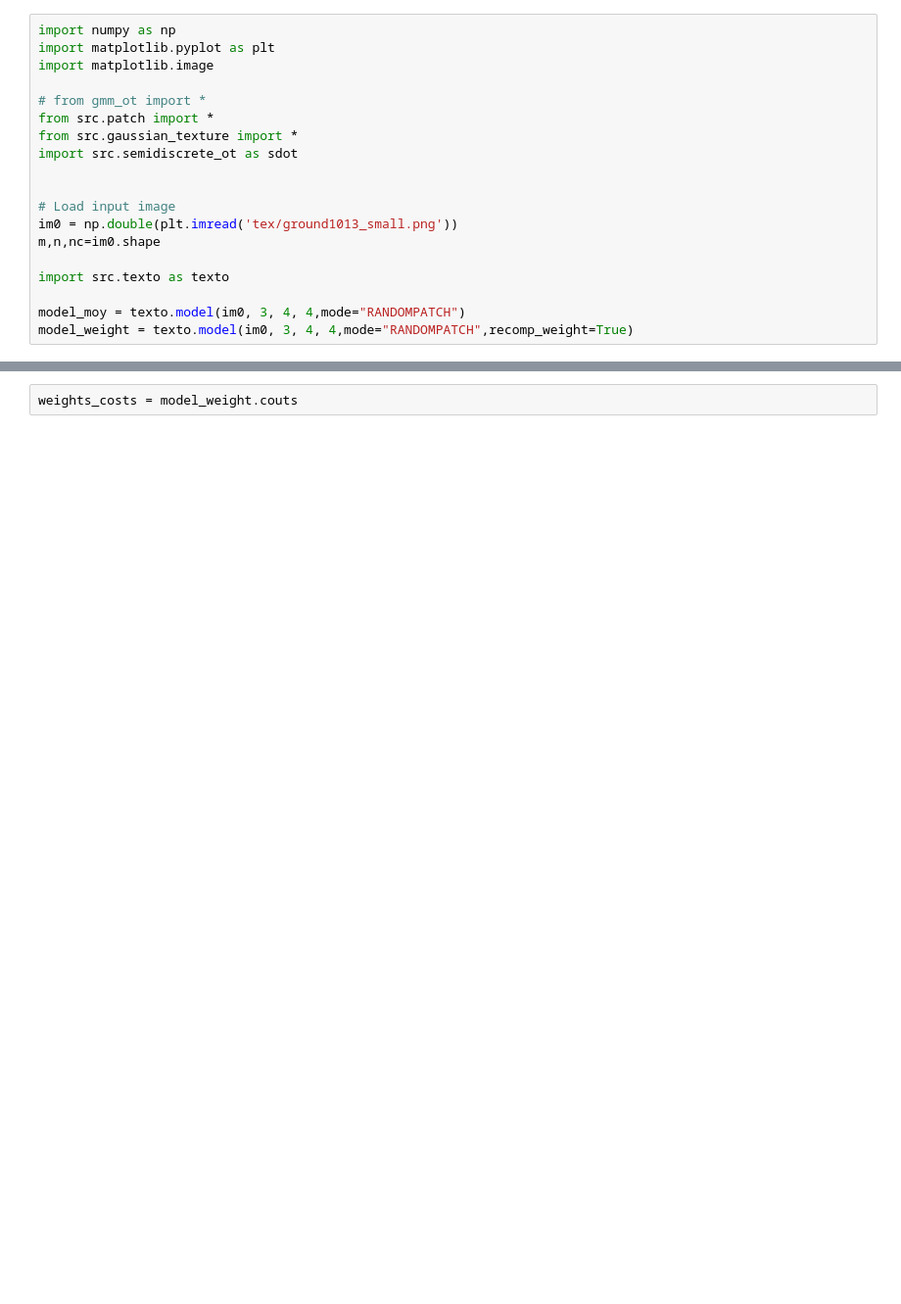
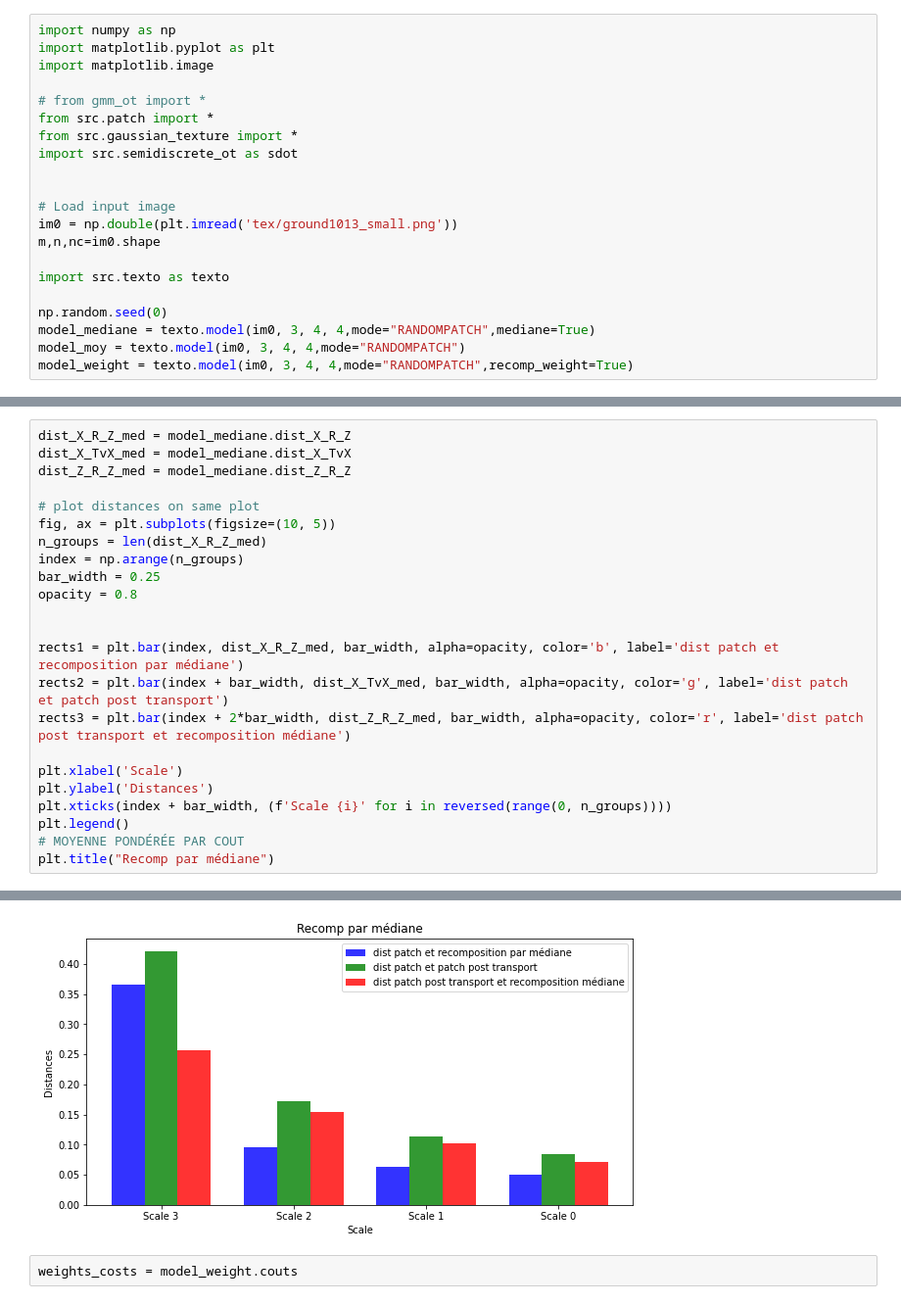
Before and after one commit to Clement-W/TextureOptimalTransport_MVA, a Jupyter notebook: recomposition_expe.ipynb, the cells around one changed output, grey strips where cells are left out. Shown at 98% size. Drawn from its saved outputs; the diff is of its cells as text; blank space fills up the shorter version.

```diff
--- a/recomposition_expe.ipynb
+++ b/recomposition_expe.ipynb
@@ -15,6 +15,8 @@ m,n,nc=im0.shape
 
 import src.texto as texto
 
+np.random.seed(0)
+model_mediane = texto.model(im0, 3, 4, 4,mode="RANDOMPATCH",mediane=True)
 model_moy = texto.model(im0, 3, 4, 4,mode="RANDOMPATCH")
 model_weight = texto.model(im0, 3, 4, 4,mode="RANDOMPATCH",recomp_weight=True)
 # %% [output]
@@ -87,0 +92,24 @@ plt.legend()
+# %%
+dist_X_R_Z_med = model_mediane.dist_X_R_Z
+dist_X_TvX_med = model_mediane.dist_X_TvX
+dist_Z_R_Z_med = model_mediane.dist_Z_R_Z
+
+# plot distances on same plot
+fig, ax = plt.subplots(figsize=(10, 5))
+n_groups = len(dist_X_R_Z_med)
+index = np.arange(n_groups)
+bar_width = 0.25
+opacity = 0.8
+
+
+rects1 = plt.bar(index, dist_X_R_Z_med, bar_width, alpha=opacity, color='b', label='dist patch et recomposition par médiane')
+rects2 = plt.bar(index + bar_width, dist_X_TvX_med, bar_width, alpha=opacity, color='g', label='dist patch et patch post transport')
+rects3 = plt.bar(index + 2*bar_width, dist_Z_R_Z_med, bar_width, alpha=opacity, color='r', label='dist patch post transport et recomposition médiane')
+
+plt.xlabel('Scale')
+plt.ylabel('Distances')
+plt.xticks(index + bar_width, (f'Scale {i}' for i in reversed(range(0, n_groups))))
+plt.legend()
+# MOYENNE PONDÉRÉE PAR COUT
+plt.title("Recomp par médiane")
+# %% [output]
@@ -88,3 +117,4 @@ plt.legend()
+[figure, added]
 # %%
 weights_costs = model_weight.couts
 # %%
```
Also changed, not shown: parts of 8 cells of this notebook.
